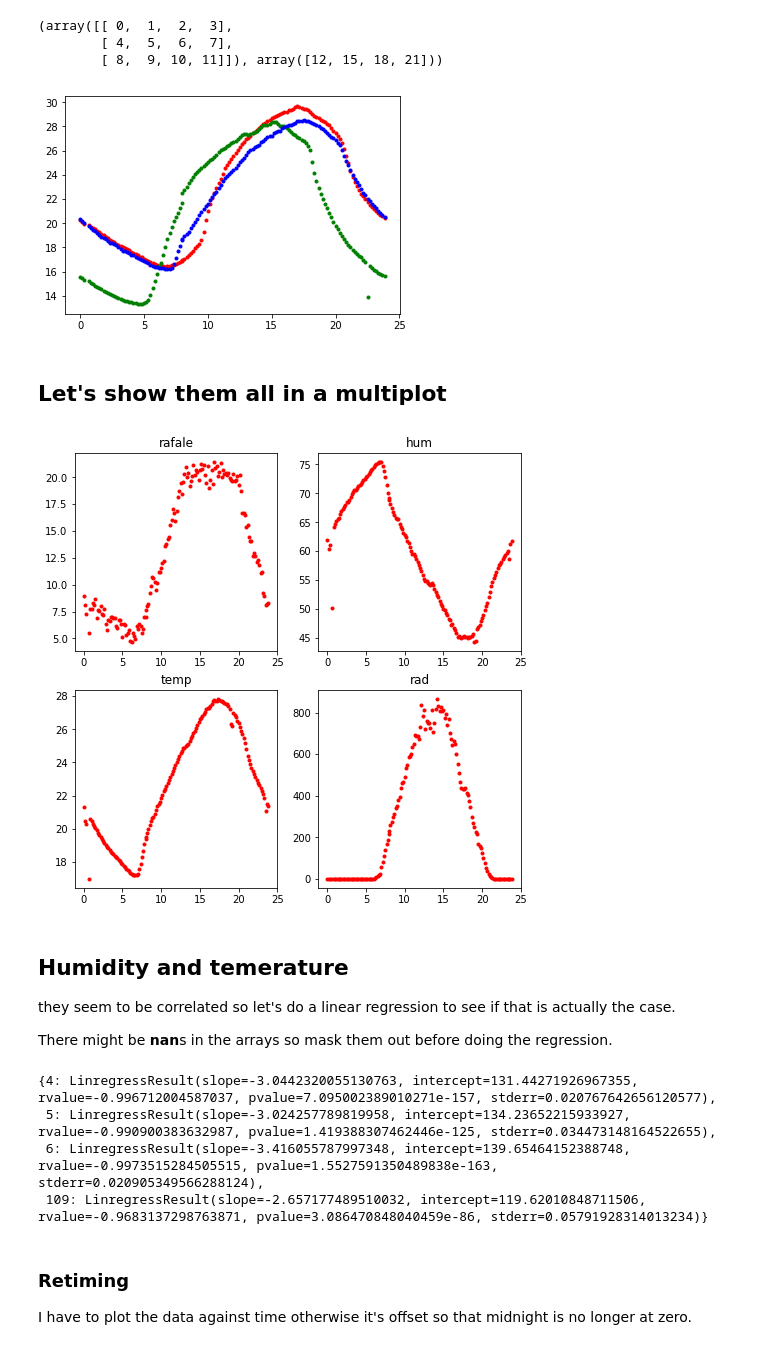
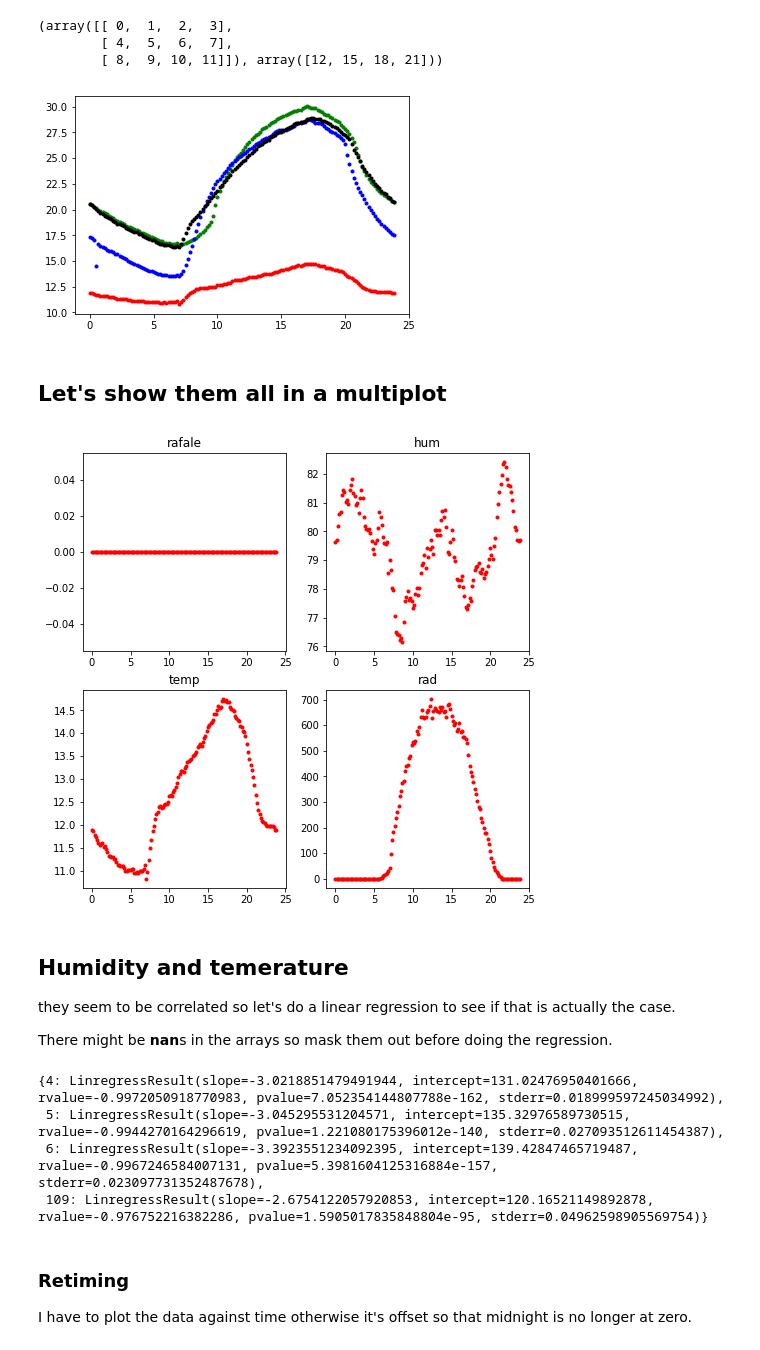
Before and after one commit to macbuse/ROMMA, a Jupyter notebook: romma_again.ipynb, the cells around one changed output. Saved outputs shown, nothing was run; the diff lists cells and outputs as text; code cells hidden in the pictures.

```diff
--- a/romma_again.ipynb
+++ b/romma_again.ipynb
@@ -95,7 +105,7 @@ smh = 4
 voiron = 109
 orange = 54
 data = {}
-for k in [5,109,44,4,6]:
+for k in [3,5,109,44,4,6]:
     tt = get_station(ref_num=k)
     meteo = html2arrays(tt)
     data[k] = meteo
@@ -101,0 +114,3 @@ for k in [5,109,44,4,6]:
+# %%
+for k in [3,5,109,44,4,6]:
+    print(data[k]['time'][0])
@@ -177,33 +206,48 @@ ndays = npts//24//6
 
 cols = [ x for x in 'rgbky']
 
-for k in [4,5,6]:
+for k in [3,4,5,6]:
     mm = data[k]['temp'].reshape(ndays, 24*6)/ndays
     mm[mm>1000] = 0
     plt.plot(times, np.sum(mm, axis=0), cols.pop(0) + '.')
 # %% [output]
-[figure, old version]
+[figure, new version]
+# %%
+npts = 4464
+ndays = npts//24//6
+
+
+blacklist = ['time', 'pression', 'ventdir', 'pluie', 'intenspluie']
+averages = {}
+
+for station, series in data.items():
+    #I stored the times as a field it's an ndarray not dict
+    if station == 'times': continue
+    tmp = {}
+    for tag, xx in series.items():
+        if tag in blacklist: continue
+        mm = xx.reshape(ndays, 24*6)/ndays
+        #clean up the nan
+        mm[np.isnan(mm)] = 0
+        #kill outliers in rad
+        mm[mm>1000] = 0
+        tmp[tag] = np.sum(mm, axis=0)
+    averages[station] = tmp
 # %% [markdown]
 ## Let's show them all in a multiplot
 # %%
 fig, axs = plt.subplots(2,2)
 #[axi.set_axis_off() for axi in axs.ravel()]
 fig.set_size_inches(8,8)
 
-meteo = data[109]
-npts = meteo['vent'].shape[0]
-ndays = npts//24//6
+meteo = averages[3]
 
-for k, tag in enumerate(['rafale','temp','hum','rad']):
-    mm = meteo[tag].reshape(ndays, 24*6)/ndays
-    #not pretty but have to clean it up
-    mm[np.isnan(mm)] = 0
-    mm[mm > 1000] = 0 #kill the outlier
+for k,tag in enumerate(['rafale','temp','hum','rad']):
 
-    axs[k % 2 , k // 2].plot(times, np.sum(mm, axis=0),'r.')
+    axs[k % 2 , k // 2].plot(times, meteo[tag],'r.')
     axs[k % 2 , k // 2].set_title(tag)
 # %% [output]
-[figure, old version]
+[figure, new version]
 # %% [markdown]
 ## Humidity and temerature
 
@@ -224,10 +268,10 @@ for k in [4,5,6,109]:
 # %%
 cors
 # %% [output]
-{4: LinregressResult(slope=-3.0442320055130763, intercept=131.44271926967355, rvalue=-0.996712004587037, pvalue=7.095002389010271e-157, stderr=0.020767642656120577),
- 5: LinregressResult(slope=-3.024257789819958, intercept=134.23652215933927, rvalue=-0.990900383632987, pvalue=1.419388307462446e-125, stderr=0.034473148164522655),
- 6: LinregressResult(slope=-3.416055787997348, intercept=139.65464152388748, rvalue=-0.9973515284505515, pvalue=1.5527591350489838e-163, stderr=0.020905349566288124),
- 109: LinregressResult(slope=-2.657177489510032, intercept=119.62010848711506, rvalue=-0.9683137298763871, pvalue=3.086470848040459e-86, stderr=0.05791928314013234)}
+{4: LinregressResult(slope=-3.0218851479491944, intercept=131.02476950401666, rvalue=-0.9972050918770983, pvalue=7.052354144807788e-162, stderr=0.018999597245034992),
+ 5: LinregressResult(slope=-3.045295531204571, intercept=135.32976589730515, rvalue=-0.9944270164296619, pvalue=1.221080175396012e-140, stderr=0.027093512611454387),
+ 6: LinregressResult(slope=-3.3923551234092395, intercept=139.42847465719487, rvalue=-0.9967246584007131, pvalue=5.3981604125316884e-157, stderr=0.023097731352487678),
+ 109: LinregressResult(slope=-2.6754122057920853, intercept=120.16521149892878, rvalue=-0.976752216382286, pvalue=1.5905017835848804e-95, stderr=0.04962598905569754)}
 # %% [markdown]
 ### Retiming
 
```
Also changed, not shown: parts of 17 cells of this notebook.
